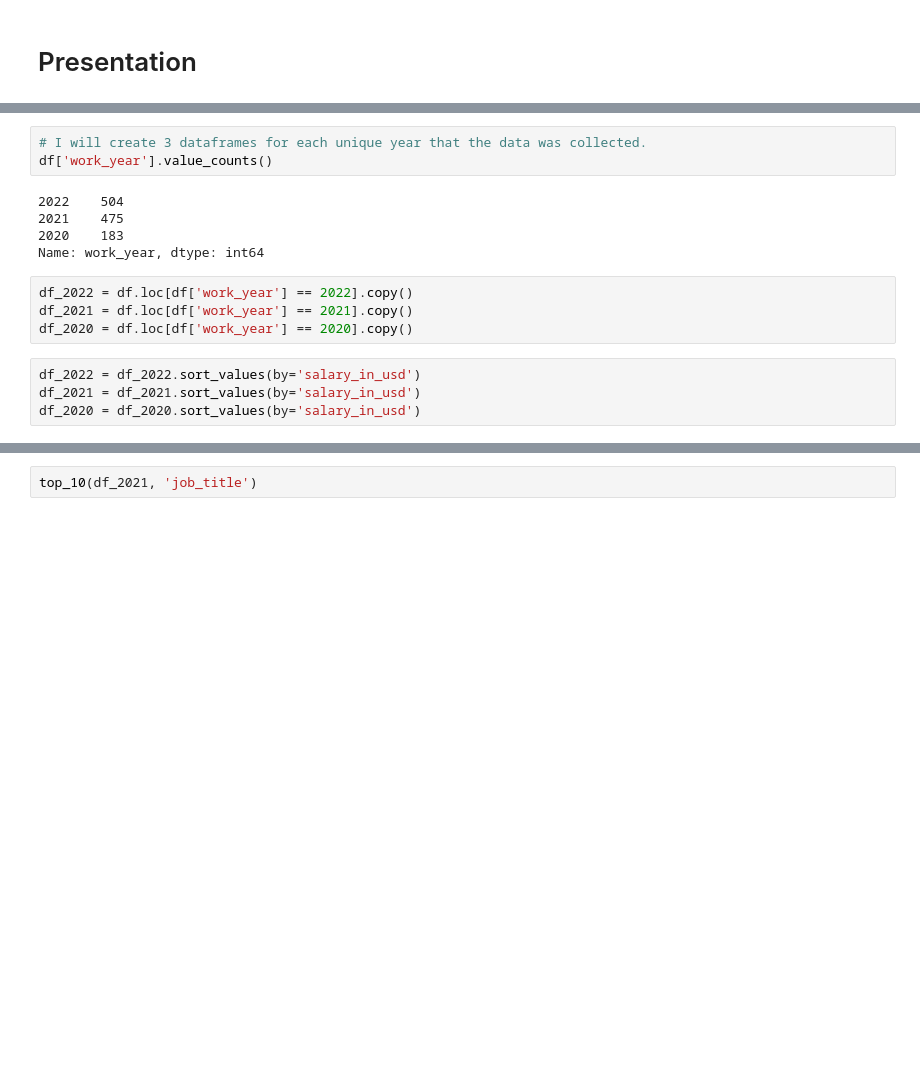
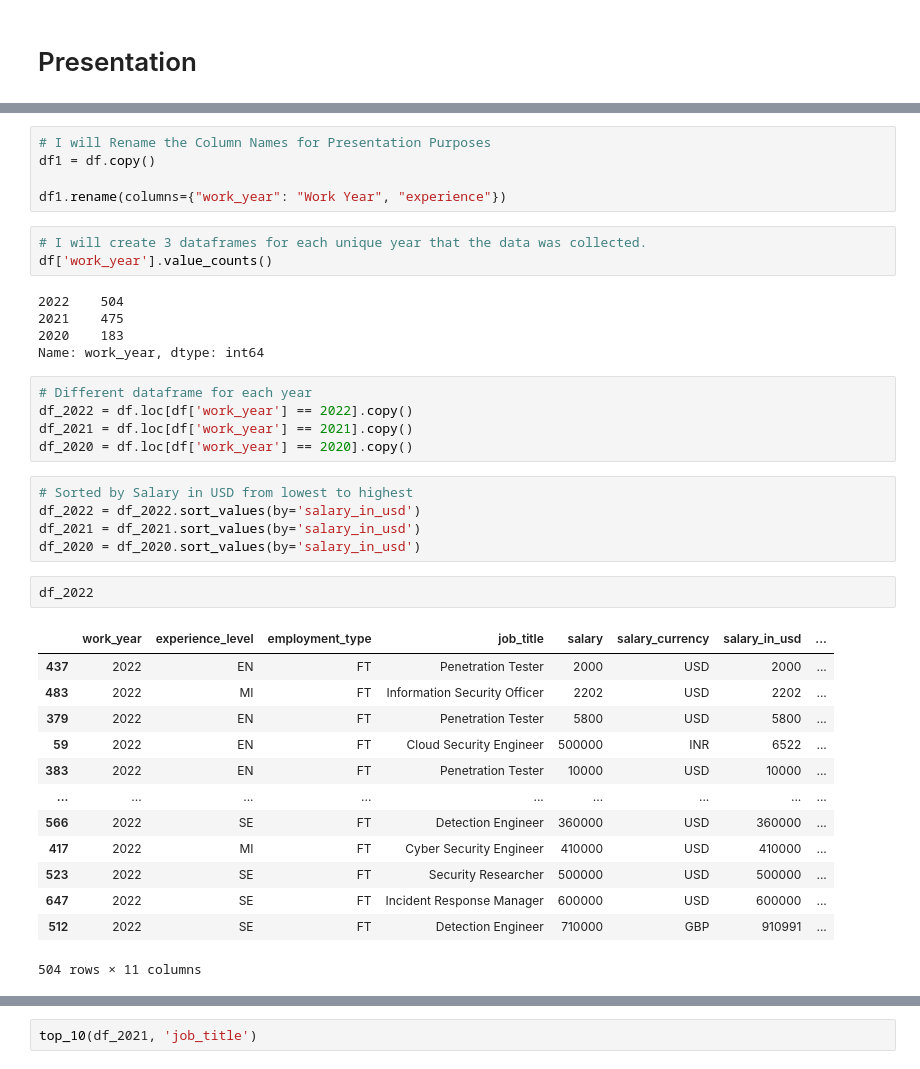
Before and after one commit to SantosAbimaelRomero/Cyber-Security-Salaries, a Jupyter notebook: Cyber Security Salary Presentation.ipynb, the cells around one changed output, grey strips where cells are left out. Cells and saved outputs as stored; diff of their text form; blank space fills up the shorter version.

```diff
--- a/Cyber Security Salary Presentation.ipynb
+++ b/Cyber Security Salary Presentation.ipynb
@@ -266,3 +287,8 @@ All my presentations will be separated by year but we will look at the highest a
+# %%
+# I will Rename the Column Names for Presentation Purposes
+df1 = df.copy()
+
+df1.rename(columns={"work_year": "Work Year", "experience"})
 # %%
 # I will create 3 dataframes for each unique year that the data was collected.
 df['work_year'].value_counts()
@@ -272,10 +298,28 @@ df['work_year'].value_counts()
 2020    183
 Name: work_year, dtype: int64
 # %%
+# Different dataframe for each year
 df_2022 = df.loc[df['work_year'] == 2022].copy()
 df_2021 = df.loc[df['work_year'] == 2021].copy()
 df_2020 = df.loc[df['work_year'] == 2020].copy()
 # %%
+# Sorted by Salary in USD from lowest to highest
 df_2022 = df_2022.sort_values(by='salary_in_usd')
 df_2021 = df_2021.sort_values(by='salary_in_usd')
 df_2020 = df_2020.sort_values(by='salary_in_usd')
+# %%
+df_2022
+# %% [output]
+|  | work_year | experience_level | employment_type | job_title | salary | salary_currency | salary_in_usd | ... |
+| 437 | 2022 | EN | FT | Penetration Tester | 2000 | USD | 2000 | ... |
+| 483 | 2022 | MI | FT | Information Security Officer | 2202 | USD | 2202 | ... |
+| 379 | 2022 | EN | FT | Penetration Tester | 5800 | USD | 5800 | ... |
+| 59 | 2022 | EN | FT | Cloud Security Engineer | 500000 | INR | 6522 | ... |
+| 383 | 2022 | EN | FT | Penetration Tester | 10000 | USD | 10000 | ... |
+| ... | ... | ... | ... | ... | ... | ... | ... | ... |
+| 566 | 2022 | SE | FT | Detection Engineer | 360000 | USD | 360000 | ... |
+| 417 | 2022 | MI | FT | Cyber Security Engineer | 410000 | USD | 410000 | ... |
+| 523 | 2022 | SE | FT | Security Researcher | 500000 | USD | 500000 | ... |
+| 647 | 2022 | SE | FT | Incident Response Manager | 600000 | USD | 600000 | ... |
+| 512 | 2022 | SE | FT | Detection Engineer | 710000 | GBP | 910991 | ... |
+504 rows × 11 columns
```
Also changed, not shown: parts of 30 cells of this notebook.
